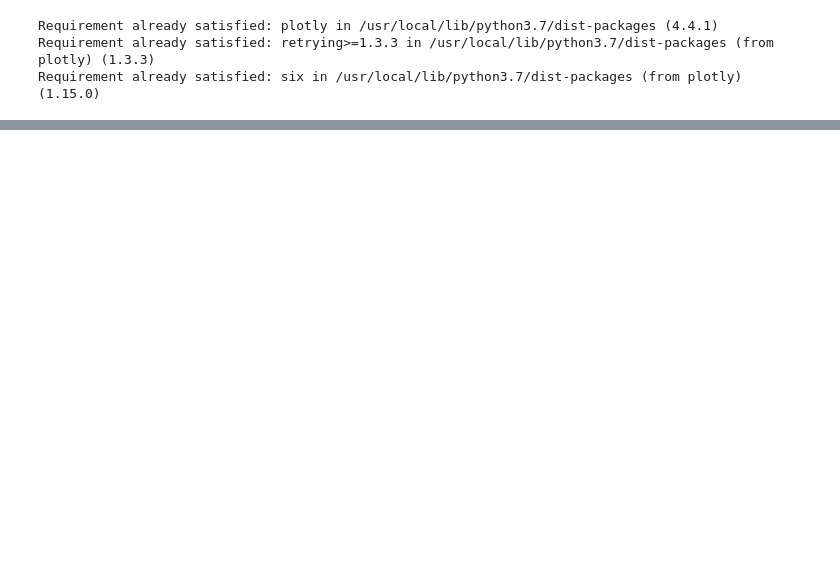
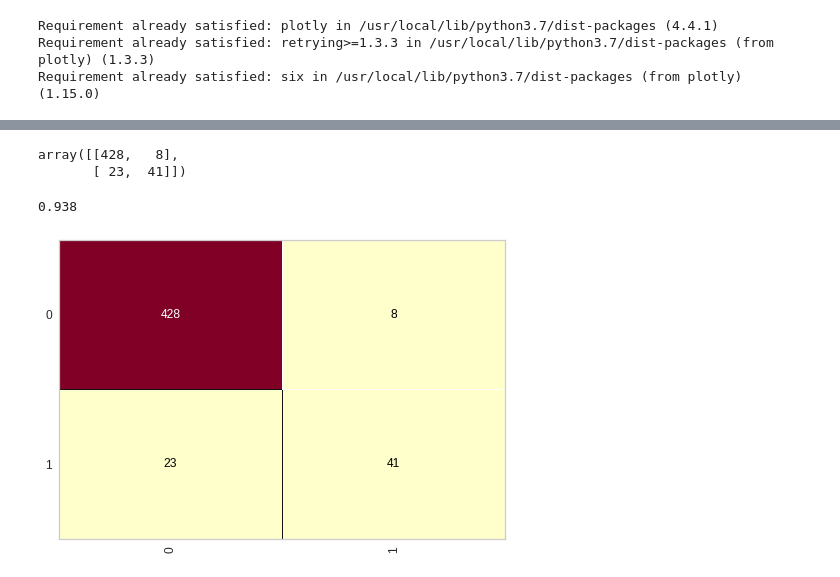
Before and after one commit to WMFrts/aprendizagem-bayesiana, a Jupyter notebook: aprendizagem_bayesiana.ipynb, the cells around one changed output, grey strips where cells are left out. Cells and saved outputs as stored; diff of their text form; code cells hidden in the pictures; blank space fills up the shorter version.

```diff
--- a/aprendizagem_bayesiana.ipynb
+++ b/aprendizagem_bayesiana.ipynb
@@ -30,0 +257,17 @@ base_risco_credito
+# %%
+'''
+Será utilizada a classe GaussianNB do pacote Naive Bayes
+da biblioteca sklearn com a criação de uma variável
+que irá receber o algoritmo GaussianNB.
+
+Para geração da tabela de probabilidades - treinamento
+do algoritmo
+
+
+na finção fit, primeiro passa como parâmetro a variável que representa
+os atributos previsores, depois, a variável que indica
+o atributo esperado
+'''
+
+naive_credit_data = GaussianNB()
+naive_credit_data.fit(x_credit_treinamento, y_credit_treinamento)
@@ -30,0 +334,19 @@ base_risco_credito
+# %%
+'''
+A linha 0 [428,  8] indica os clientes que pagam o empréstimo.
+Essa linha informa que 428 clientes pagam e foram classificados
+da maneira correta. Já 8 clientes que pagam, foram classificados
+como clientes que não puderam pagar
+
+já a linha 1 [23, 41], indica os clientes que não puderam
+pagar. Nessa linha, há indicação de 23 clientes que não
+puderam pagar, mas foram erroneamente considerados como clientes
+que pagam. No entando, 41 clientes não puderam pagar e foram
+classificados de acordo com a esta situação.
+mas
+'''
+
+confusion_matrix(y_credit_teste, previsoes)
+# %% [output]
+array([[428,   8],
+       [ 23,  41]])
@@ -30,0 +359,40 @@ base_risco_credito
+# %%
+'''
+Para isso, cria-se uma variável cm e instância-se
+ConfusionMatrix com o nome do algoritmo (naive_credit_data)
+É necessário fazer novamente o treinamento, por isso a função fit
+com os parâmetros
+
+
+'''
+cm = ConfusionMatrix(naive_credit_data)
+cm.fit(x_credit_treinamento, y_credit_treinamento)
+cm.score(x_credit_teste, y_credit_teste)
+
+'''
+Para analisar a imagem, pode-se relacionar o binários
+da vertical(dados reais) com os da horizontal (previsões),
+relacioná-los e concluir sobre os erros ou acertos
+
+Assim:
+
+O número 0 da vertical indica clientes que pagaram, já o número
+1, também da vertical, indica quem não pode pagar.
+
+Em relação aos números da horizontal, o 0 indica que a
+algoritmo previu que o cliente pagou, já o número 1 está relacionado
+a previsão de que o cliente não pagou
+
+Como exemplo, 428, está com idicação de 0 na vertical, então,
+são as pessoas que realmente pagaram. Enquanto a indicação na vertical
+também é 0, ou seja, o algoritmo também previu que pagaram.
+
+Um ponto relevante após a verificação das relações é que,
+apesar da previsão indicar 0.938, a maior parte está relacionada
+ao valor 428. Ou seja, foi uma boa alternativa para indicar os
+clientes que pagam, porém não é a melhor opção para apontar
+os clientes que não puderam pagar
+'''
+# %% [output]
+0.938
+[figure, added]
```
Also changed, not shown: parts of 30 cells of this notebook.
